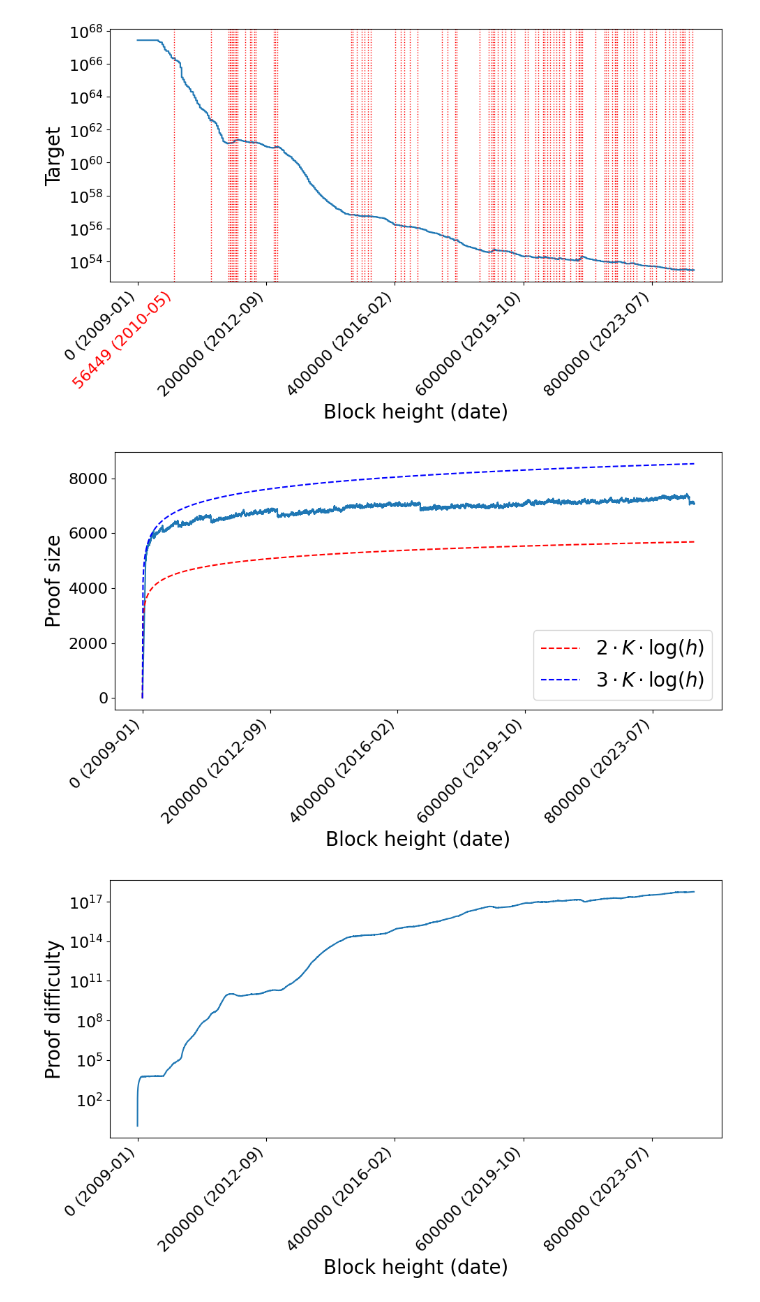
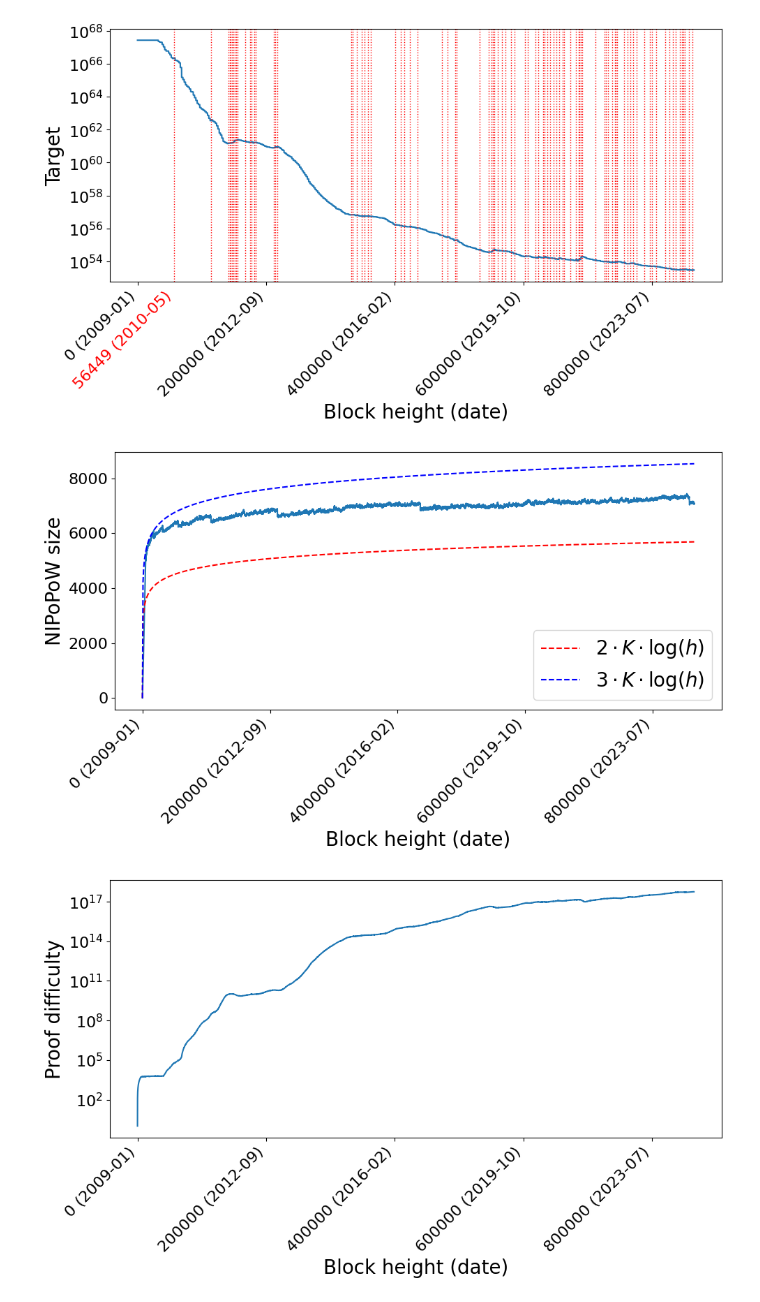
Before and after one commit to loicmiller/variable-mls, a Jupyter notebook: analysis/plots.ipynb, the cells around one changed output. Saved outputs shown, nothing was run; the diff lists cells and outputs as text; code cells hidden in the pictures.

Commit message:
Update label on one figure

```diff
--- a/analysis/plots.ipynb
+++ b/analysis/plots.ipynb
@@ -176,35 +176,35 @@ y_vals_2 = 3 * K * np.log(x_vals)  # 3 * K * log(x)
 
 # Use LaTeX notation with K in the label
 plt.plot(x_vals, y_vals_1, label=r'$2 \cdot K \cdot \log(h)$', linestyle='--', color='red')
 plt.plot(x_vals, y_vals_2, label=r'$3 \cdot K \cdot \log(h)$', linestyle='--', color='blue')
 
 plt.xlabel('Block height (date)', size=20)
-plt.ylabel('Proof size', size=20)
+plt.ylabel('NIPoPoW size', size=20)
 
 # Change x-axis labels to include date
 orig_x_labels = plt.gca().get_xticklabels() # Get the existing tick labels
 orig_x_labels.pop(0) # Pop first element which is irrelevant (-100000)
 heights = [int(label.get_text().split()[0]) for label in orig_x_labels] # Retrieve the corresponding heights for the tick labels
 heights.insert(0, 0) # Add relevant popped label back into heights (0)
 
 corresponding_dates = [] # Find the corresponding dates for the heights
 for height in heights:
     idx = df['height'].sub(height).abs().idxmin()
     corresponding_dates.append(df.loc[idx, 'timestamp_dt'])
 
 new_labels = [f"{height} ({date.strftime('%Y-%m')})" for height, date in zip(heights, corresponding_dates)] # Combine the heights and corresponding dates into new tick labels
 plt.gca().set_xticklabels(new_labels, rotation=45, ha='right')  # Set the new tick labels and rotate the labels by 45 degrees and align to the right
 
 plt.xticks(fontsize=16)
 plt.yticks(fontsize=16)
 
 plt.grid(False)
 plt.legend(fontsize=20, loc='lower right')
 plt.tight_layout()
 plt.savefig("proof-size-variation-over-time.pdf", format="pdf")
 plt.show()
 # %% [output]
-[figure, old version]
+[figure, new version]
 # %%
 # Plot target over time
 plt.figure(figsize=(10, 6))
```
Also changed, not shown: 5 other files.
